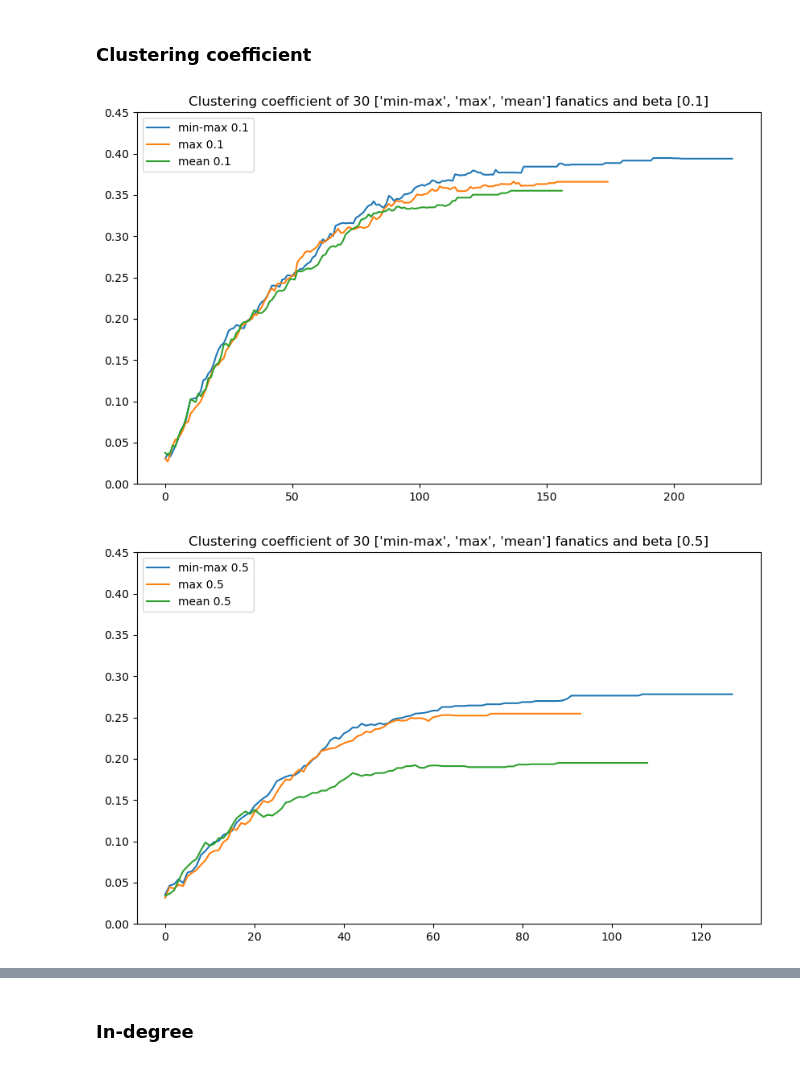
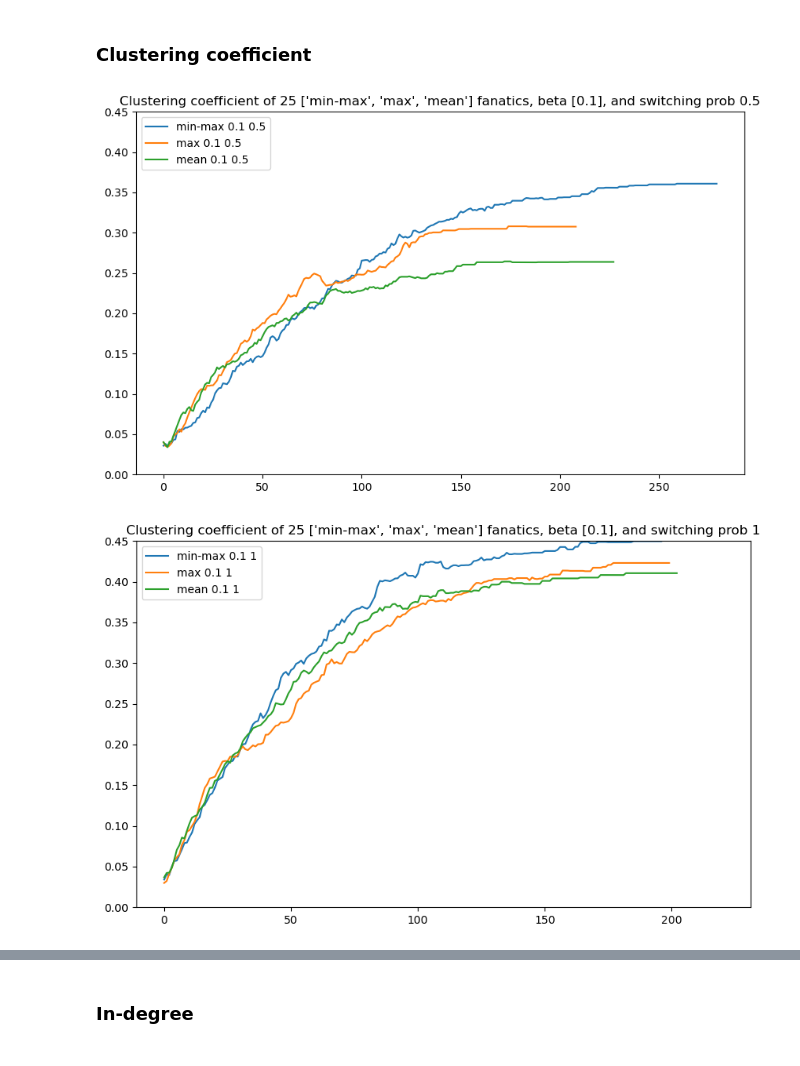
Before and after one commit to ducquando/social-network, a Jupyter notebook: analyze.ipynb, the cells around one changed output, grey strips where cells are left out. Cells and saved outputs as stored; diff of their text form; code cells hidden in the pictures.

```diff
--- a/analyze.ipynb
+++ b/analyze.ipynb
@@ -200,28 +205,40 @@ def visualize_coevolution(data: pd.DataFrame, beta: float, export=False) -> plt.
     plt.close()
     return fig
 # %%
-beta = fanatics_max['beta'].unique()
+beta = fanatics_max_low['beta'].unique()
 for b in beta:
-    visualize_coevolution(data=fanatics_max, beta=b, export=True)
+    visualize_coevolution(data=fanatics_max_low, beta=b, export=True)
 
-beta = fanatics_min_max['beta'].unique()
+beta = fanatics_max_high['beta'].unique()
 for b in beta:
-    visualize_coevolution(data=fanatics_min_max, beta=b, export=True)
+    visualize_coevolution(data=fanatics_max_high, beta=b, export=True)
 
-beta = fanatics_mean['beta'].unique()
+beta = fanatics_min_max_low['beta'].unique()
 for b in beta:
-    visualize_coevolution(data=fanatics_mean, beta=b, export=True)
+    visualize_coevolution(data=fanatics_min_max_low, beta=b, export=True)
+
+beta = fanatics_min_max_high['beta'].unique()
+for b in beta:
+    visualize_coevolution(data=fanatics_min_max_high, beta=b, export=True)
+
+beta = fanatics_mean_low['beta'].unique()
+for b in beta:
+    visualize_coevolution(data=fanatics_mean_low, beta=b, export=True)
+
+beta = fanatics_mean_high['beta'].unique()
+for b in beta:
+    visualize_coevolution(data=fanatics_mean_high, beta=b, export=True)
 # %% [markdown]
 ### Clustering coefficient
 # %%
 def visualize_clustering_coeff(data_fanatics: pd.DataFrame, data_no_fanatics: pd.DataFrame,
-                               fanatics_scheme: list, beta: list, num_fanatics: int, export=False) -> plt.figure:
+                               fanatics_scheme: list, beta: list, num_fanatics: int, switching_prob: float, export=False) -> plt.figure:
     # Line plot
     fig = plt.figure(figsize=(10,6))
 
     # Plot individual line for each param set
     for (fanatic_value, beta_value) in itertools.product(fanatics_scheme, beta):
-        data = get_fanatics(data_fanatics, data_no_fanatics, fanatic_value)
+        data = get_fanatics(data_fanatics, data_no_fanatics, fanatic_value, switching_prob = switching_prob)
         net_arr = data[(data['beta'] == beta_value) & (data['num_fanatics'] == num_fanatics)]["network_array"].reset_index(drop=True)[0]
         clustering_coeffs = np.zeros(shape=len(net_arr))
 
@@ -230,22 +247,25 @@ def visualize_clustering_coeff(data_fanatics: pd.DataFrame, data_no_fanatics: pd
             G = nx.from_numpy_array(net_arr[i])
             clustering_coeffs[i] = nx.average_clustering(G)
 
-        plt.plot(np.arange(0, len(clustering_coeffs)), clustering_coeffs, label=f"{fanatic_value} {beta_value}")
+        plt.plot(np.arange(0, len(clustering_coeffs)), clustering_coeffs, label=f"{fanatic_value} {beta_value} {switching_prob}")
 
     # Customization
     plt.legend(loc="upper left")
-    plt.title(f"Clustering coefficient of {num_fanatics} {fanatics_scheme} fanatics and beta {beta}")
+    plt.title(f"Clustering coefficient of {num_fanatics} {fanatics_scheme} fanatics, beta {beta}, and switching prob {switching_prob}")
     plt.ylim([0, 0.45])
 
     # Export
     if export:
-        plt.savefig(f"./plots/{date}/{date_time}_clustering_coeff_{num_fanatics}_{fanatics_scheme}_{beta}.png")
+        plt.savefig(f"./plots/{date}/{date_time}_clustering_coeff_{num_fanatics}_{fanatics_scheme}_{switching_prob}_{beta}.png")
 
     return fig
 # %%
-_ = visualize_clustering_coeff(data_fanatics, data_no_fanatics, ["min-max", "max", "mean"], [0.1], num_fanatics=30, export=True)
-_ = visualize_clustering_coeff(data_fanatics, data_no_fanatics, ["min-max", "max", "mean"], [0.5], num_fanatics=30, export=True)
-_ = visualize_clustering_coeff(data_fanatics, data_no_fanatics, ["min-max", "max", "mean"], [0.9], num_fanatics=30, export=True)
+_ = visualize_clustering_coeff(data_fanatics, data_no_fanatics, ["min-max", "max", "mean"], [0.1], num_fanatics=25, switching_prob=0.5, export=True)
+_ = visualize_clustering_coeff(data_fanatics, data_no_fanatics, ["min-max", "max", "mean"], [0.1], num_fanatics=25, switching_prob=1, export=True)
+_ = visualize_clustering_coeff(data_fanatics, data_no_fanatics, ["min-max", "max", "mean"], [0.5], num_fanatics=25, switching_prob=0.5, export=True)
+_ = visualize_clustering_coeff(data_fanatics, data_no_fanatics, ["min-max", "max", "mean"], [0.5], num_fanatics=25, switching_prob=1, export=True)
+_ = visualize_clustering_coeff(data_fanatics, data_no_fanatics, ["min-max", "max", "mean"], [0.9], num_fanatics=25, switching_prob=0.5, export=True)
+_ = visualize_clustering_coeff(data_fanatics, data_no_fanatics, ["min-max", "max", "mean"], [0.9], num_fanatics=25, switching_prob=1, export=True)
 # %% [output]
-[figure, old version]
+[figure, new version]
-[figure, old version]
+[figure, new version]
```
Also changed, not shown: parts of 11 cells of this notebook, 4 other files.
